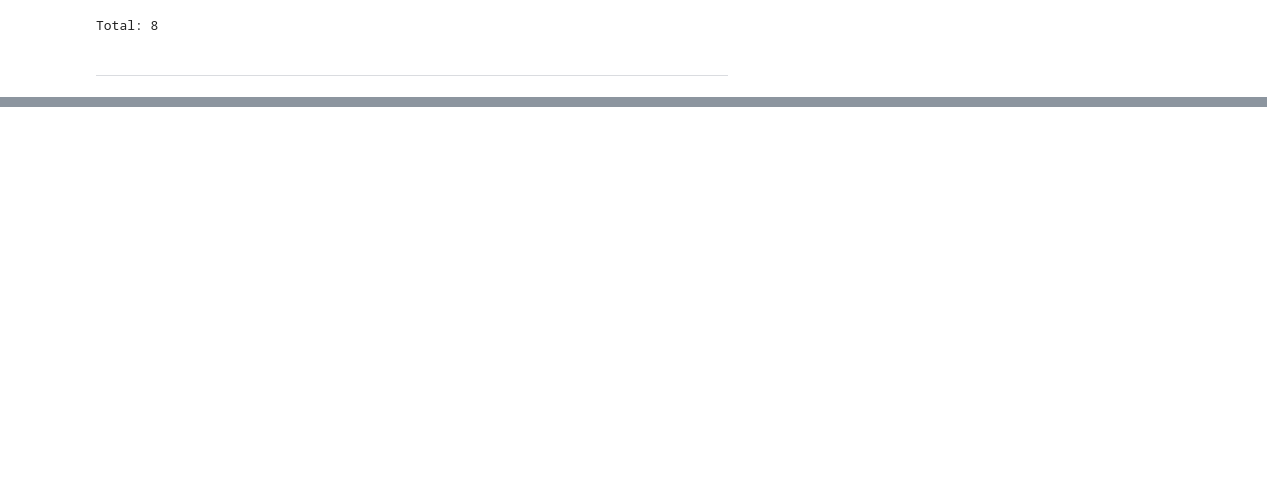
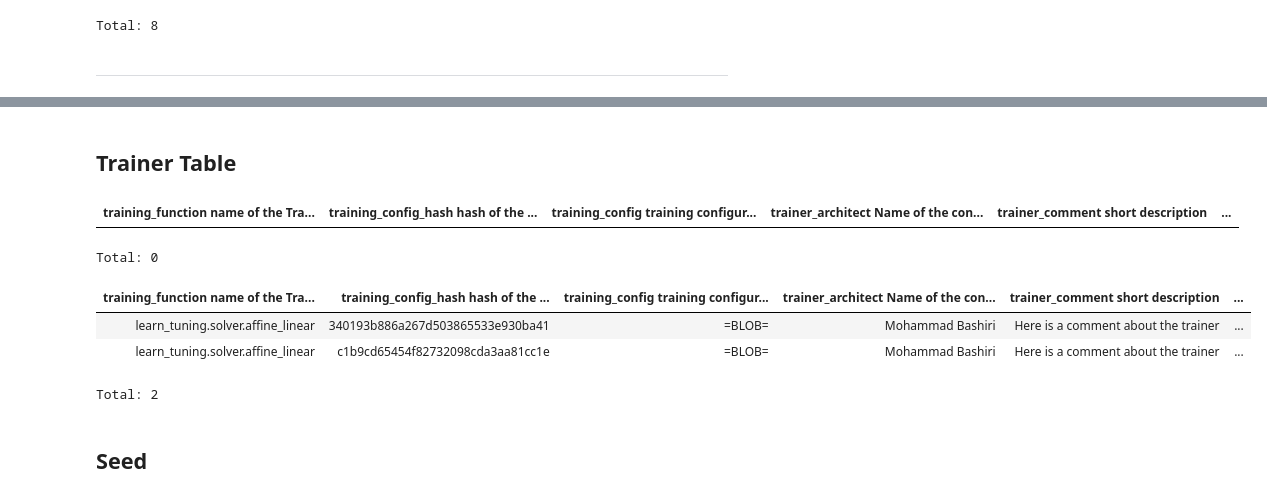
Before and after one commit to sinzlab/nnfabrik, a Jupyter notebook: notebooks/nnfabrik_example.ipynb, the cells around one changed output, grey strips where cells are left out. Cells and saved outputs as stored; diff of their text form; code cells hidden in the pictures; blank space fills up the shorter version.

```diff
--- a/notebooks/nnfabrik_example.ipynb
+++ b/notebooks/nnfabrik_example.ipynb
@@ -173,0 +252,7 @@ Total: 8
+# %% [markdown]
+## Trainer Table
+# %%
+Trainer()
+# %% [output]
+| training_function name of the Tra... | training_config_hash hash of the ... | training_config training configur... | trainer_architect Name of the con... | trainer_comment short description | ... |
+Total: 0
@@ -173,0 +267,9 @@ Total: 8
+# %%
+Trainer()
+# %% [output]
+| training_function name of the Tra... | training_config_hash hash of the ... | training_config training configur... | trainer_architect Name of the con... | trainer_comment short description | ... |
+| learn_tuning.solver.affine_linear | 340193b886a267d503865533e930ba41 | =BLOB= | Mohammad Bashiri | Here is a comment about the trainer | ... |
+| learn_tuning.solver.affine_linear | c1b9cd65454f82732098cda3aa81cc1e | =BLOB= | Mohammad Bashiri | Here is a comment about the trainer | ... |
+Total: 2
+# %% [markdown]
+## Seed
```
Also changed, not shown: parts of 23 cells of this notebook, 5 other files.
